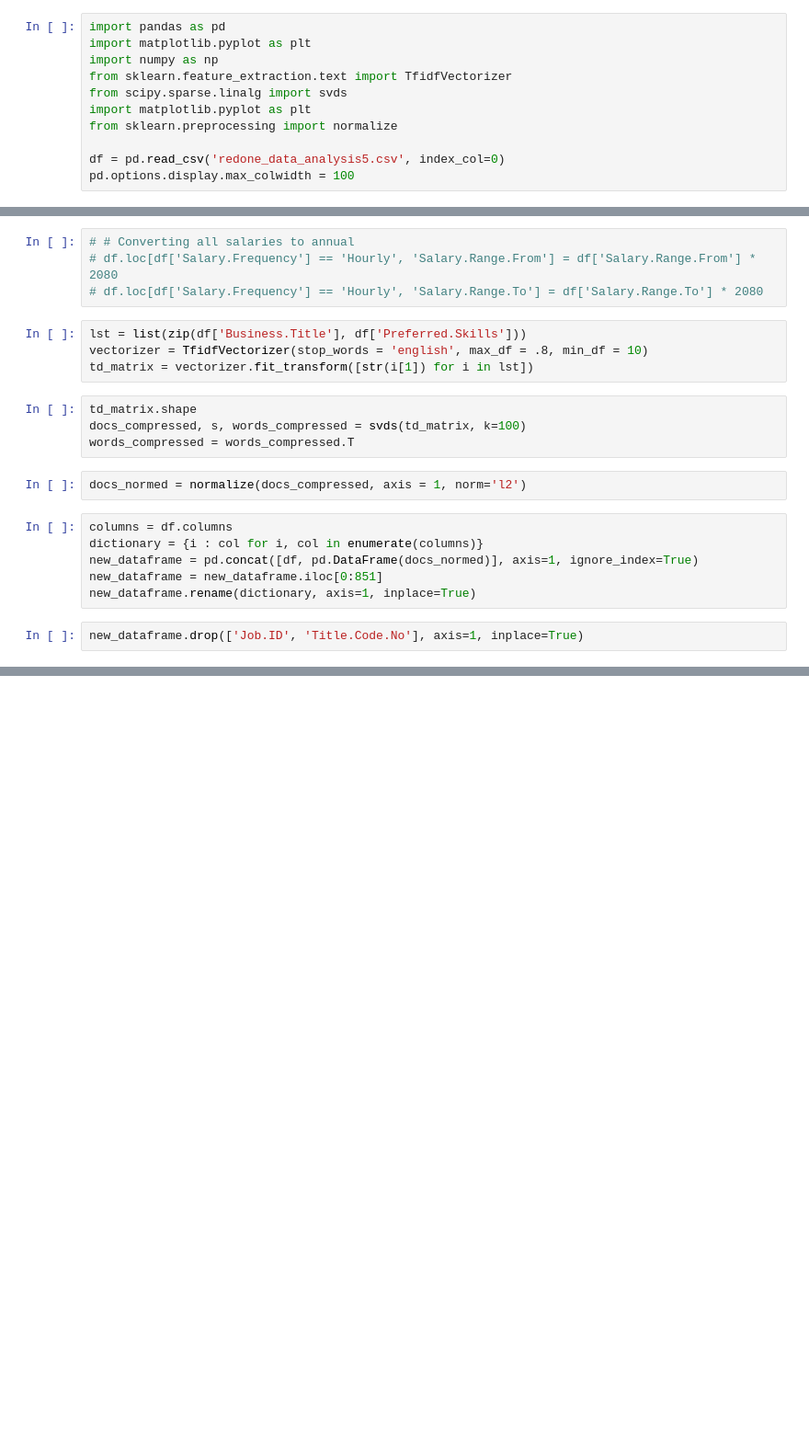
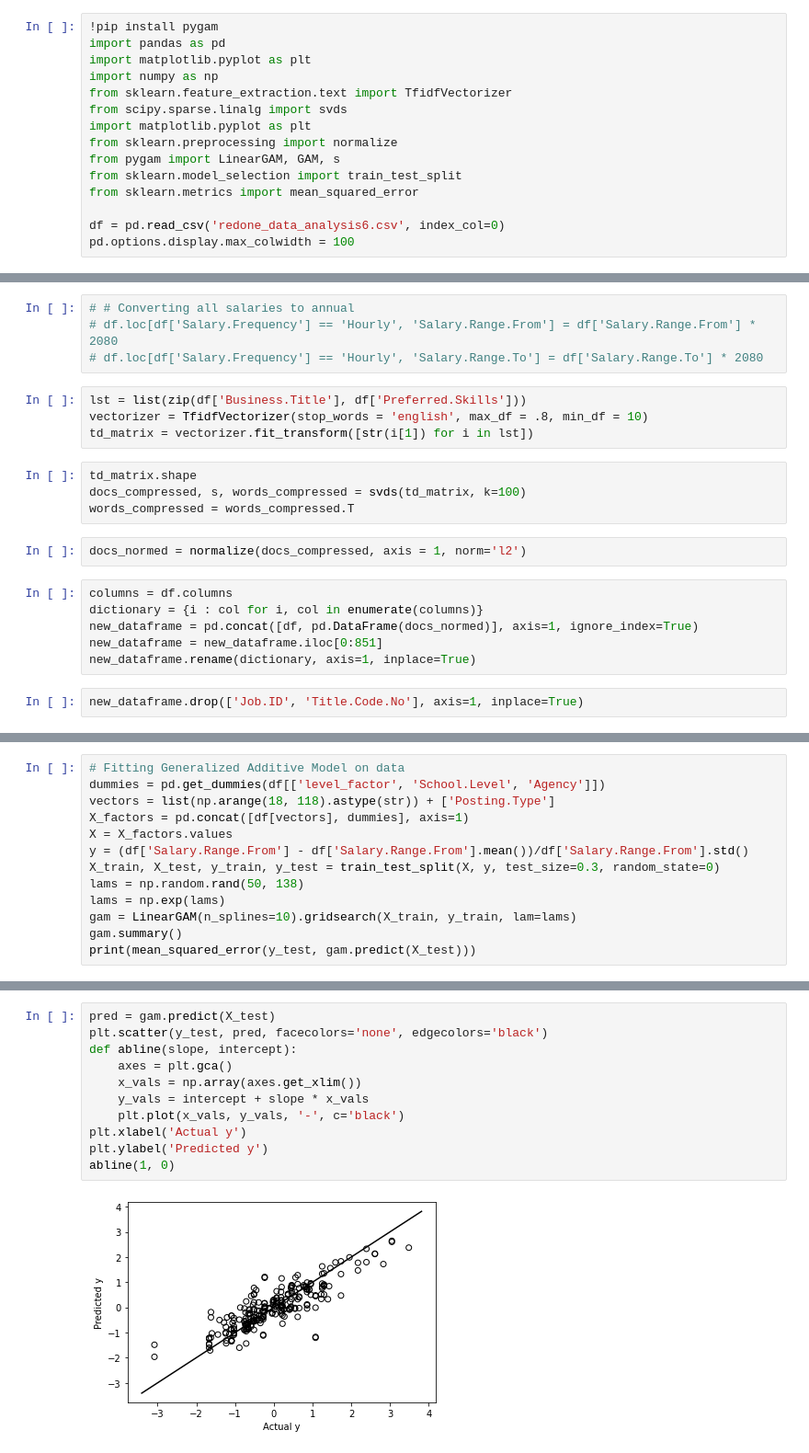
Before and after one commit to xinhaohe245/nyc-jobs-salary-data-analysis, a Jupyter notebook: project.ipynb, the cells around one changed output, grey strips where cells are left out. Shown: that part at 92% size. Cells and saved outputs as stored; diff of their text form; blank space fills up the shorter version.

Commit message:
Code for fitting GAM

```diff
--- a/project.ipynb
+++ b/project.ipynb
@@ -1,4 +1,5 @@
 # %%
+!pip install pygam
 import pandas as pd
 import matplotlib.pyplot as plt
 import numpy as np
@@ -6,6 +7,9 @@ from sklearn.feature_extraction.text import TfidfVectorizer
 from scipy.sparse.linalg import svds
 import matplotlib.pyplot as plt
 from sklearn.preprocessing import normalize
+from pygam import LinearGAM, GAM, s
+from sklearn.model_selection import train_test_split
+from sklearn.metrics import mean_squared_error
 
-df = pd.read_csv('redone_data_analysis5.csv', index_col=0)
+df = pd.read_csv('redone_data_analysis6.csv', index_col=0)
 pd.options.display.max_colwidth = 100
@@ -44,0 +53,13 @@ new_dataframe.to_csv('redone_data_analysis6.csv', index=False)
+# %%
+# Fitting Generalized Additive Model on data
+dummies = pd.get_dummies(df[['level_factor', 'School.Level', 'Agency']])
+vectors = list(np.arange(18, 118).astype(str)) + ['Posting.Type']
+X_factors = pd.concat([df[vectors], dummies], axis=1)
+X = X_factors.values
+y = (df['Salary.Range.From'] - df['Salary.Range.From'].mean())/df['Salary.Range.From'].std()
+X_train, X_test, y_train, y_test = train_test_split(X, y, test_size=0.3, random_state=0)
+lams = np.random.rand(50, 138)
+lams = np.exp(lams)
+gam = LinearGAM(n_splines=10).gridsearch(X_train, y_train, lam=lams)
+gam.summary()
+print(mean_squared_error(y_test, gam.predict(X_test)))
@@ -44,0 +91,13 @@ new_dataframe.to_csv('redone_data_analysis6.csv', index=False)
+# %%
+pred = gam.predict(X_test)
+plt.scatter(y_test, pred, facecolors='none', edgecolors='black')
+def abline(slope, intercept):
+    axes = plt.gca()
+    x_vals = np.array(axes.get_xlim())
+    y_vals = intercept + slope * x_vals
+    plt.plot(x_vals, y_vals, '-', c='black')
+plt.xlabel('Actual y')
+plt.ylabel('Predicted y')
+abline(1, 0)
+# %% [output]
+[figure, added]
```
Also changed, not shown: parts of 4 cells of this notebook, 1 other file.
